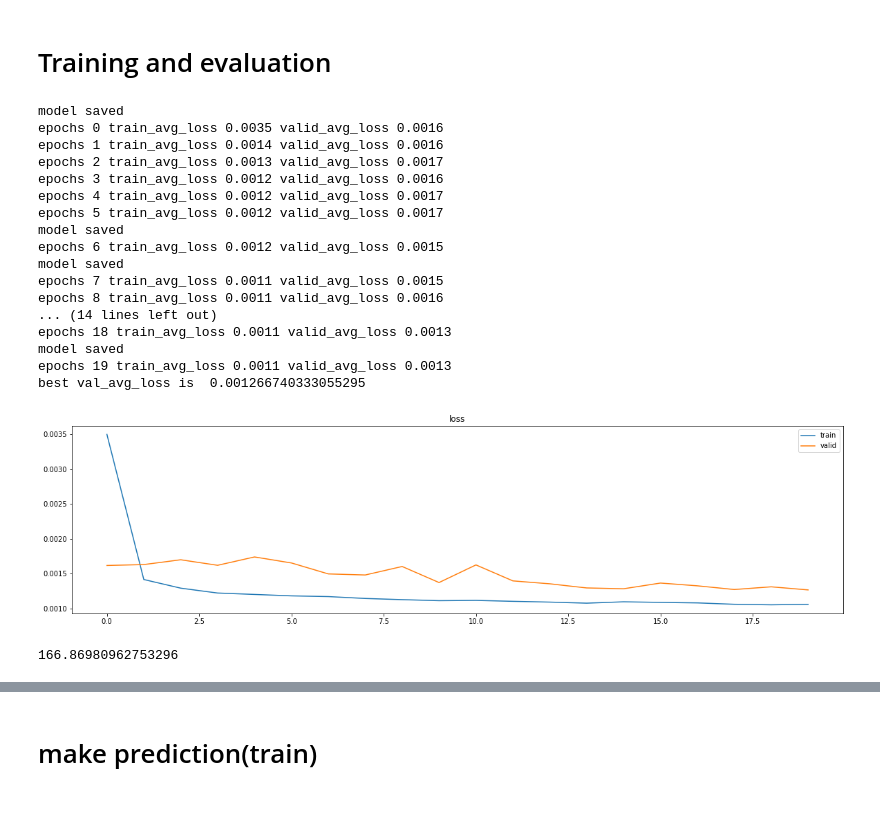
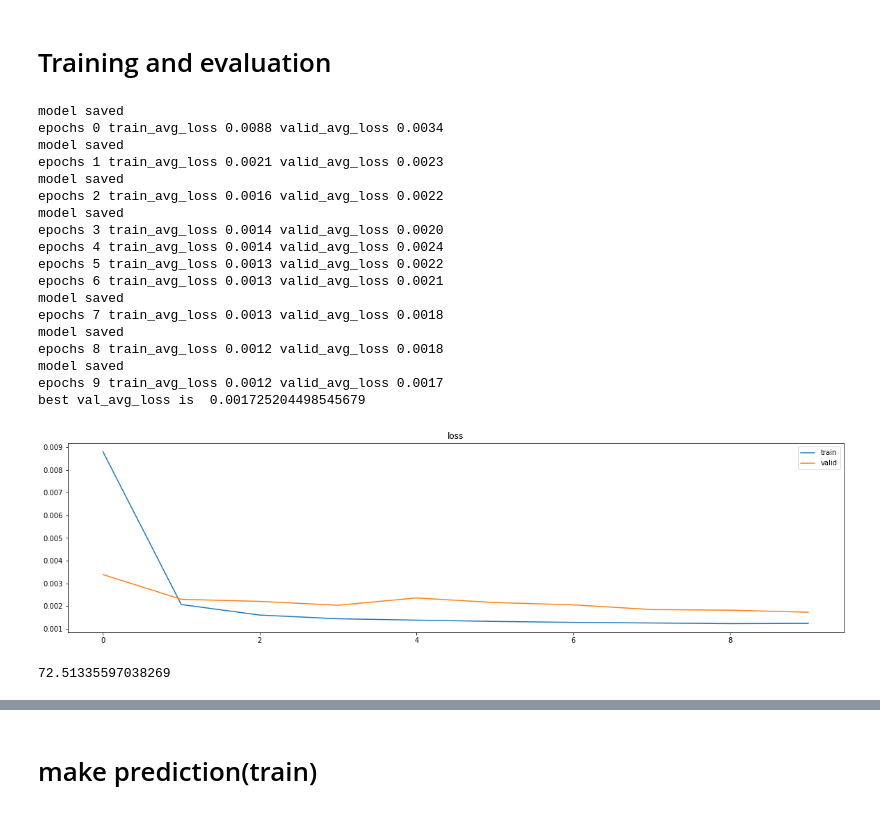
Before and after one commit to skywalker0803r/pa_0331, a Jupyter notebook: world_model.ipynb, the cells around one changed output, grey strips where cells are left out. Cells and saved outputs as stored; diff of their text form; code cells hidden in the pictures.

```diff
--- a/world_model.ipynb
+++ b/world_model.ipynb
@@ -319,9 +319,9 @@ class Net(nn.Module):
     def __init__(self,input_shape,output_shape):
         super(Net,self).__init__()
         self.fc = nn.Sequential(
-            nn.Linear(input_shape,128),#高維度輸入特徵降維至128的內部特徵表示
+            nn.Linear(input_shape,64),#高維度輸入特徵降維至64的內部特徵表示
             nn.Dropout(0.2),#對抗過擬和
-            nn.Linear(128,output_shape),#輸出0997的值
+            nn.Linear(64,output_shape),#輸出0997的值
             nn.Sigmoid(),# 將range限縮在[0,1]
         )
 
@@ -417,28 +417,29 @@ def train(net,train_iter,loss_function,optimizer,num_epochs=100):
     return net
 # %%
 s = time.time()
-net = train(net,train_iter,loss_function,optimizer,num_epochs=20)
+net = train(net,train_iter,loss_function,optimizer,num_epochs=10)
 print(time.time()-s)
 # %% [output]
 model saved
-epochs 0 train_avg_loss 0.0035 valid_avg_loss 0.0016
-epochs 1 train_avg_loss 0.0014 valid_avg_loss 0.0016
-epochs 2 train_avg_loss 0.0013 valid_avg_loss 0.0017
-epochs 3 train_avg_loss 0.0012 valid_avg_loss 0.0016
-epochs 4 train_avg_loss 0.0012 valid_avg_loss 0.0017
-epochs 5 train_avg_loss 0.0012 valid_avg_loss 0.0017
+epochs 0 train_avg_loss 0.0088 valid_avg_loss 0.0034
 model saved
-epochs 6 train_avg_loss 0.0012 valid_avg_loss 0.0015
+epochs 1 train_avg_loss 0.0021 valid_avg_loss 0.0023
 model saved
-epochs 7 train_avg_loss 0.0011 valid_avg_loss 0.0015
-epochs 8 train_avg_loss 0.0011 valid_avg_loss 0.0016
-... (14 lines left out)
-epochs 18 train_avg_loss 0.0011 valid_avg_loss 0.0013
+epochs 2 train_avg_loss 0.0016 valid_avg_loss 0.0022
 model saved
-epochs 19 train_avg_loss 0.0011 valid_avg_loss 0.0013
-best val_avg_loss is  0.001266740333055295
+epochs 3 train_avg_loss 0.0014 valid_avg_loss 0.0020
+epochs 4 train_avg_loss 0.0014 valid_avg_loss 0.0024
+epochs 5 train_avg_loss 0.0013 valid_avg_loss 0.0022
+epochs 6 train_avg_loss 0.0013 valid_avg_loss 0.0021
+model saved
+epochs 7 train_avg_loss 0.0013 valid_avg_loss 0.0018
+model saved
+epochs 8 train_avg_loss 0.0012 valid_avg_loss 0.0018
+model saved
+epochs 9 train_avg_loss 0.0012 valid_avg_loss 0.0017
+best val_avg_loss is  0.001725204498545679
-[figure, old version]
+[figure, new version]
-166.86980962753296
+72.51335597038269
 # %%
 # load best net
 net = joblib.load('./model/net.pkl')
```
Also changed, not shown: parts of 9 cells of this notebook, 1 other file.
